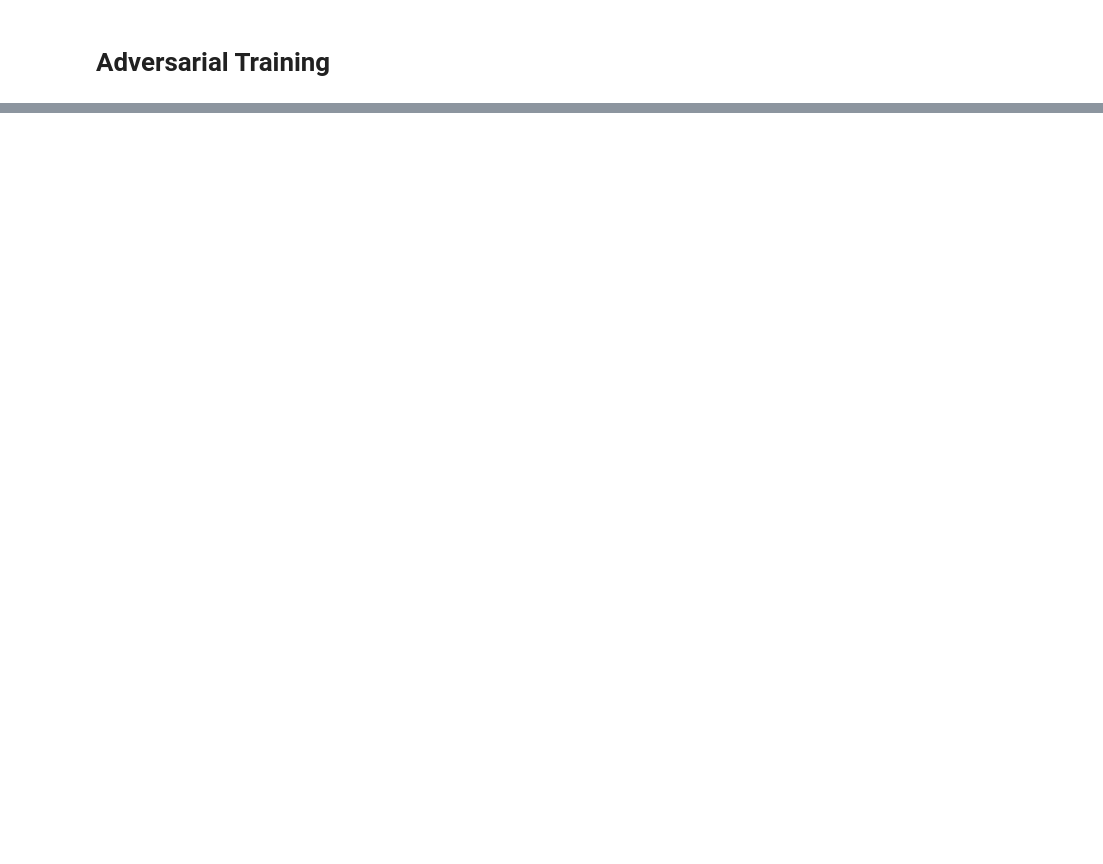
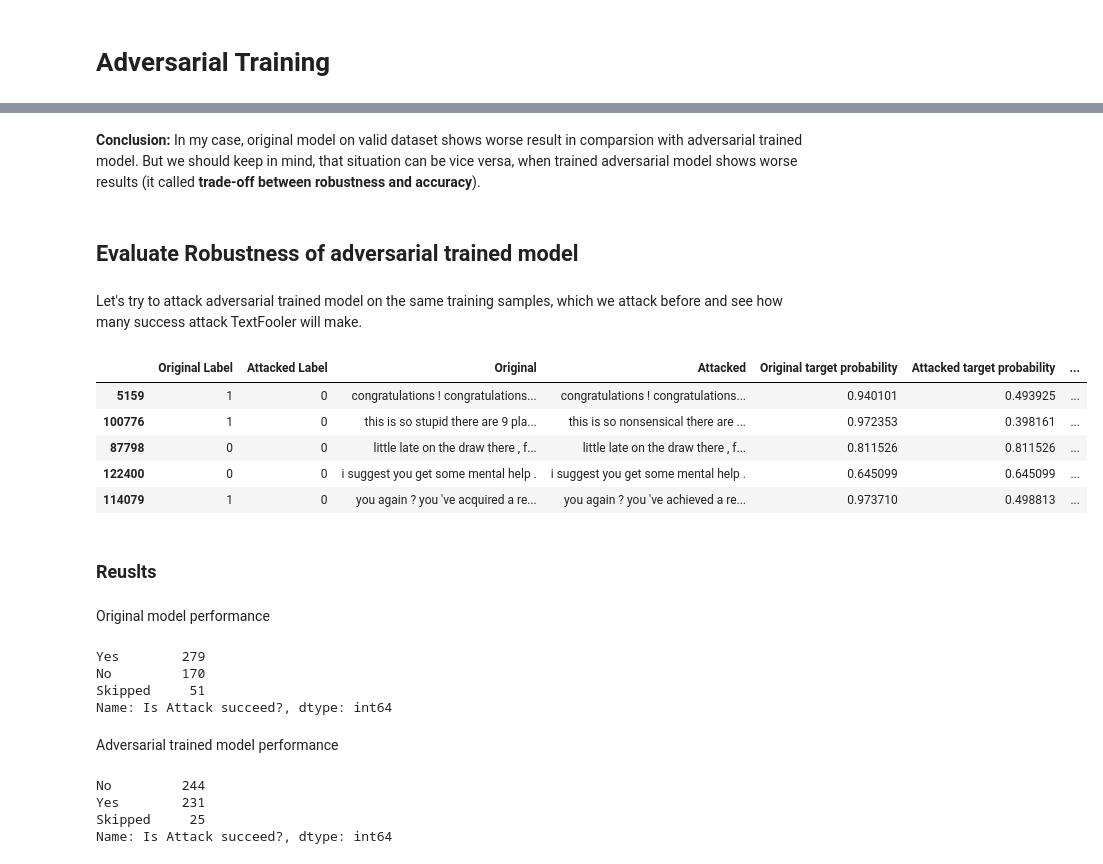
Before and after one commit to naryst/toxic_comments_classification, a Jupyter notebook: Model_Text_Classification.ipynb, the cells around one changed output, grey strips where cells are left out. Saved outputs shown, nothing was run; the diff lists cells and outputs as text; code cells hidden in the pictures; blank space fills up the shorter version.

```diff
--- a/Model_Text_Classification.ipynb
+++ b/Model_Text_Classification.ipynb
@@ -988,0 +1105,2 @@ Name: Is Attack succeed?, dtype: int64
+# %%
+columns = ["comment_text", "toxic", "non_toxic"]
@@ -988,0 +1275,73 @@ Name: Is Attack succeed?, dtype: int64
+# %% [markdown]
+ **Conclusion:** In my case, original model on valid dataset shows worse result in comparsion with adversarial trained model. But we should keep in mind, that situation can be vice versa, when trained adversarial model shows worse results (it called **trade-off between robustness and accuracy**).
+# %% [markdown]
+## Evaluate Robustness of adversarial trained model
+# %% [markdown]
+Let's try to attack adversarial trained model on the same training samples, which we attack before and see how many success attack TextFooler will make.
+# %%
+data_train = {}
+columns = ["Original Label", "Attacked Label", "Original", "Attacked",
+           "Original target probability", "Attacked target probability",
+           "Similarity of Sentences", "Is Attack succeed?"]
+success, fail, skip = 0, 0, 0
+
+for index, row in tqdm(train_dataset_to_attack.iterrows()):
+    print(f"Success Attack: {success}, Failed attack: {fail}, Skipped attack: {skip}")
+
+    orig_text = clear_str(row["comment_text"]).split()
+    new_text, idx, orig_label, orig_prob, new_prob, similarity = attack(adversarial_model, 1,
+                                                                        orig_text[:120], max_num_change=30)
+
+    for i in idx:
+        orig_text[i] = f"<font color = green>{orig_text[i]}</font>"
+        new_text[i] = f"<font color = red>{new_text[i]}</font>"
+
+    is_success = "Yes" if torch.argmax(new_prob.squeeze()) != orig_label.item() else "No"
+    is_success = "Skipped" if similarity == 1 else is_success
+
+    if is_success == "Yes":
+        success += 1
+    elif is_success == "No":
+        fail += 1
+    else:
+        skip += 1
+
+    data_train[index] = [orig_label.item(), torch.argmax(new_prob.squeeze()).item(),
+                   " ".join(orig_text), " ".join(new_text),
+                  orig_prob.item(), new_prob[0].tolist()[orig_label],
+                  similarity.numpy()[0], is_success]
+    clear_output()
+# %%
+new_result_train = pd.DataFrame.from_dict(data_train, orient='index', columns=columns)
+new_result_train.to_csv(COLAB_PATH + "adversarial_result_train.csv")
+# %%
+display(
+    HTML(new_result_train.head().to_html(escape=False))
+)
+# %% [output]
+|  | Original Label | Attacked Label | Original | Attacked | Original target probability | Attacked target probability | ... |
+| 5159 | 1 | 0 | congratulations ! congratulations... | congratulations ! congratulations... | 0.940101 | 0.493925 | ... |
+| 100776 | 1 | 0 | this is so stupid there are 9 pla... | this is so nonsensical there are ... | 0.972353 | 0.398161 | ... |
+| 87798 | 0 | 0 | little late on the draw there , f... | little late on the draw there , f... | 0.811526 | 0.811526 | ... |
+| 122400 | 0 | 0 | i suggest you get some mental help . | i suggest you get some mental help . | 0.645099 | 0.645099 | ... |
+| 114079 | 1 | 0 | you again ? you 've acquired a re... | you again ? you 've achieved a re... | 0.973710 | 0.498813 | ... |
+# %% [markdown]
+### Reuslts
+# %% [markdown]
+Original model performance
+# %%
+result_train["Is Attack succeed?"].value_counts()
+# %% [output]
+Yes        279
+No         170
+Skipped     51
+Name: Is Attack succeed?, dtype: int64
+# %% [markdown]
+Adversarial trained model performance
+# %%
+new_result_train["Is Attack succeed?"].value_counts()
+# %% [output]
+No         244
+Yes        231
+Skipped     25
+Name: Is Attack succeed?, dtype: int64
```
Also changed, not shown: parts of 53 cells of this notebook.
